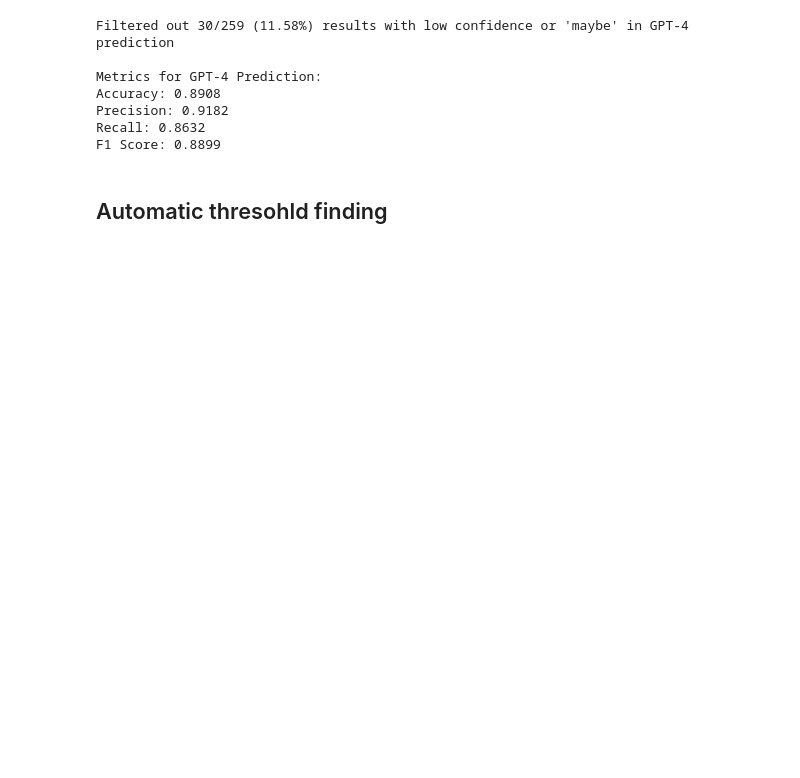
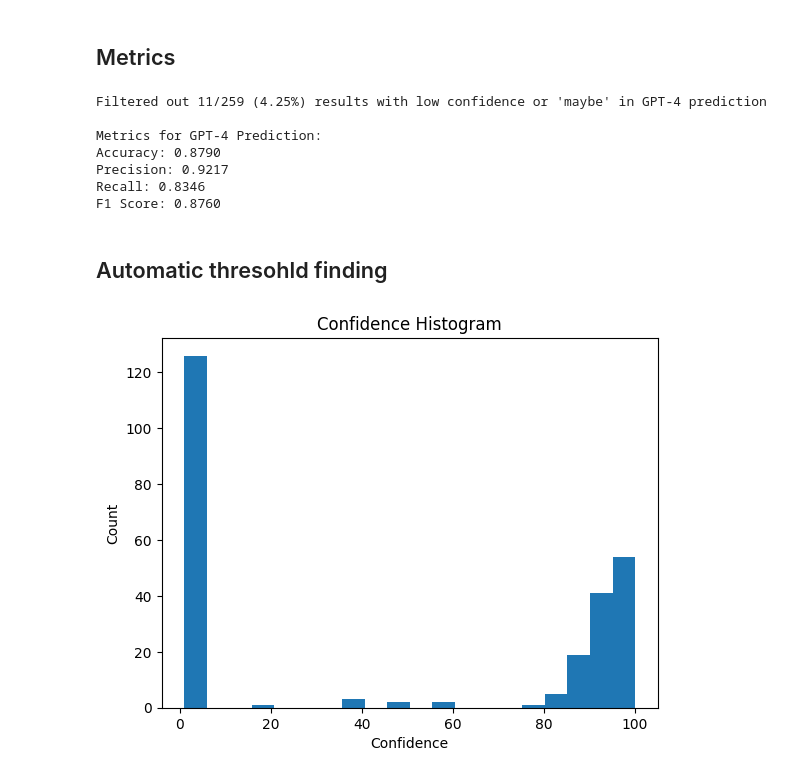
Before and after one commit to TomerCohenAB/Crop2VecChatGPT, a Jupyter notebook: read_json_results.ipynb, the cells around one changed output. Drawn from its saved outputs; the diff is of its cells as text; code cells hidden in the pictures; blank space fills up the shorter version.

```diff
--- a/read_json_results.ipynb
+++ b/read_json_results.ipynb
@@ -1,3 +39,5 @@
+# %% [markdown]
+## Metrics
 # %%
 import pickle
 import os
@@ -16,13 +56,17 @@ def calculate_metrics(y_true, y_pred, label_name):
     print(f"F1 Score: {f1:.4f}")
     return accuracy, precision, recall, f1
 
-# path = '/Users/tomercohen/Downloads/crop2vec_chatgpt/Manual_Tagged_crops_multi_context/results_withmaybe_all.pkl'
-path = '/Users/tomercohen/Downloads/crop2vec_chatgpt/Manual_Tagged_crops_multi_context/results_withmaybe_shortPrompt_all.pkl'
+path = '/Users/tomercohen/Downloads/crop2vec_chatgpt/Manual_Tagged_crops_multi_context/results_withmaybe_all.pkl'
+# path = '/Users/tomercohen/Downloads/crop2vec_chatgpt/Manual_Tagged_crops_multi_context/results_withmaybe_shortPrompt_all.pkl'
+# path = '/Users/tomercohen/Downloads/crop2vec_chatgpt/Manual_Tagged_crops_multi_context/results_maybe_onestage.pkl'
+# path = '/Users/tomercohen/Downloads/crop2vec_chatgpt/Manual_Tagged_crops_multi_context/results_maybe_15stage.pkl'
+# path = '/Users/tomercohen/Downloads/crop2vec_chatgpt/Manual_Tagged_crops_multi_context/combined_results.pkl'
 maybe_images_dir = os.path.join(os.path.dirname(path), "maybe_images")
 
 # Create directory for 'maybe' images if it doesn't exist
-if not os.path.exists(maybe_images_dir):
-    os.makedirs(maybe_images_dir)
+if os.path.exists(maybe_images_dir):
+    shutil.rmtree(maybe_images_dir)
+os.makedirs(maybe_images_dir)
 
 with open(path, 'rb') as f:
     results = pickle.load(f)
@@ -30,10 +74,21 @@ with open(path, 'rb') as f:
 # Filter and copy 'maybe' results
 maybe_results = []
 for i, res in enumerate(results):
-    if res['confidence'] < 80 or 'maybe' in res['gpt_pred']:
+    if res['confidence'] is None:
+        if res['gpt_pred'] == 'maybe':
+            res['confidence'] = 0
+        else:
+            print('Warning: confidence is None')
+            res['confidence'] = 100
+
+    if 'confidence' not in res:
+        print(f"Missing 'confidence' or 'gpt_pred' in result {i}")
+
+    if res['confidence'] < 0 or 'maybe' in res['gpt_pred']:
         maybe_results.append(i)
         # Copy image to 'maybe_images' directory if 'image_path' is available in results
         shutil.copy(res['image_path'], maybe_images_dir)
+        # print(f"'maybe' result with confidence {res['confidence']} and prediction: {res['gpt_pred']}")
 
 N = len(results)
 results = [res for i, res in enumerate(results) if i not in maybe_results]
@@ -46,15 +101,25 @@ gpt_preds = [result['gpt_pred'] for result in results]
 # Calculate metrics for GPT-4 Prediction vs. Manual GT
 _ = calculate_metrics(manual_gts, gpt_preds, "GPT-4 Prediction")
 # %% [output]
-Filtered out 30/259 (11.58%) results with low confidence or 'maybe' in GPT-4 prediction
+Filtered out 11/259 (4.25%) results with low confidence or 'maybe' in GPT-4 prediction
 
 Metrics for GPT-4 Prediction:
-Accuracy: 0.8908
-Precision: 0.9182
-Recall: 0.8632
-F1 Score: 0.8899
+Accuracy: 0.8790
+Precision: 0.9217
+Recall: 0.8346
+F1 Score: 0.8760
 # %% [markdown]
 ## Automatic thresohld finding
+# %%
+conf = [result['confidence'] for result in results]
+from matplotlib import pyplot as plt
+plt.hist(conf, bins=20)
+plt.xlabel("Confidence")
+plt.ylabel("Count")
+plt.title("Confidence Histogram")
+plt.show()
+# %% [output]
+[figure, added]
 # %%
 import pickle
 from sklearn.metrics import accuracy_score, precision_score, recall_score, f1_score
```
Also changed, not shown: parts of 6 cells of this notebook, 5 other files.
